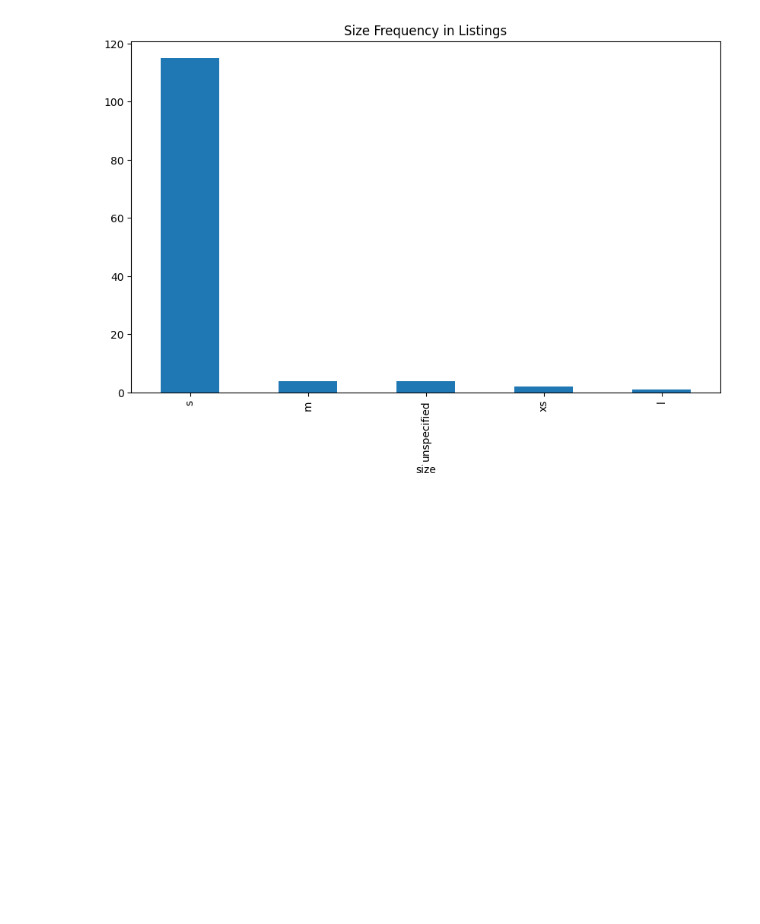
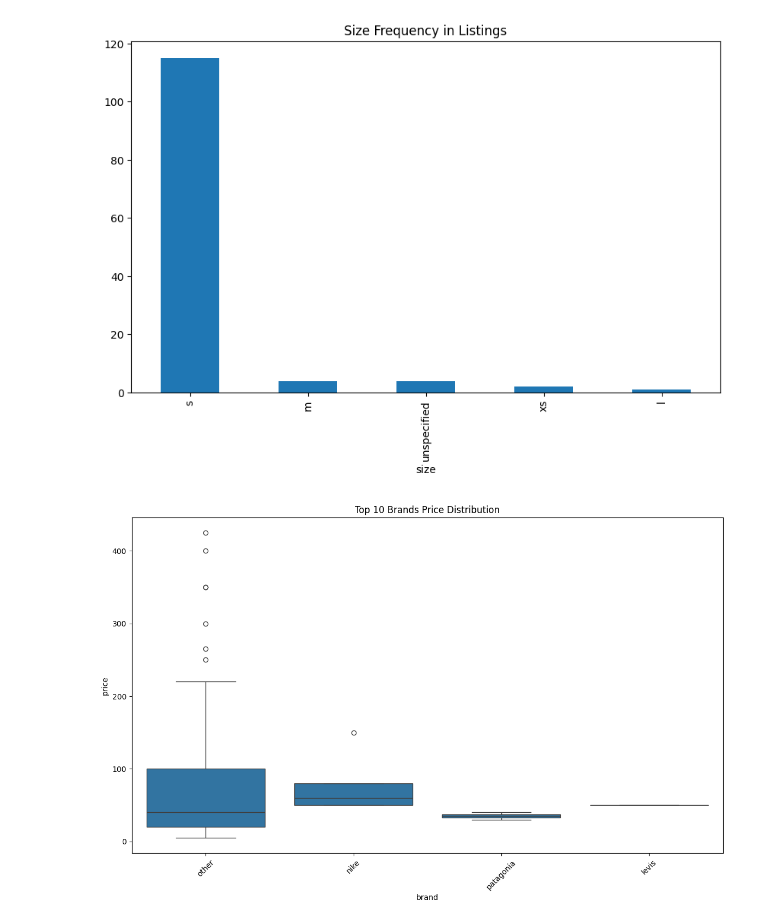
Before and after one commit to AhmedAhmed-2/wrangling, a Jupyter notebook: lab/lab_notebook.ipynb, the cells around one changed output. Cells and saved outputs as stored; diff of their text form; code cells hidden in the pictures; blank space fills up the shorter version.

```diff
--- a/lab/lab_notebook.ipynb
+++ b/lab/lab_notebook.ipynb
@@ -335,3 +335,13 @@ nike       78.000000      5
 other      74.127119    118
 patagonia  35.000000      2
 [figure]
+# %%
+# brand price distribution - 3rd visualization
+plt.figure(figsize=(14,8))
+ax = sns.boxplot(x='brand', y='price', data=df,
+                order=df['brand'].value_counts().index[:10])
+plt.xticks(rotation=45)
+ax.set_title('Top 10 Brands Price Distribution')
+plt.show()
+# %% [output]
+[figure, added]
```
